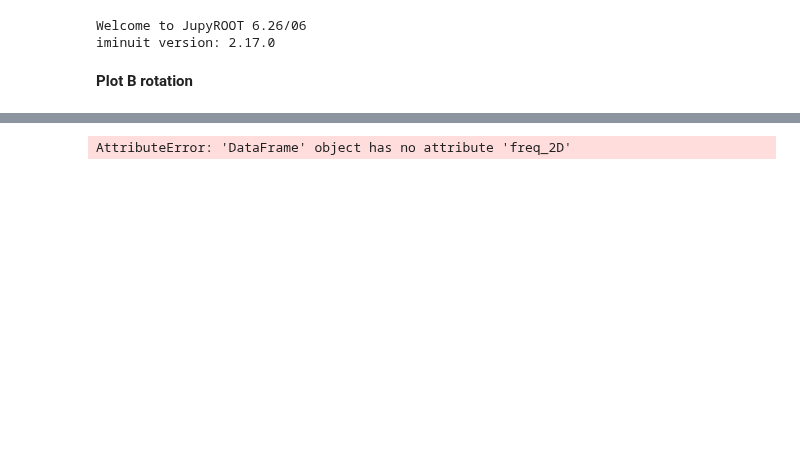
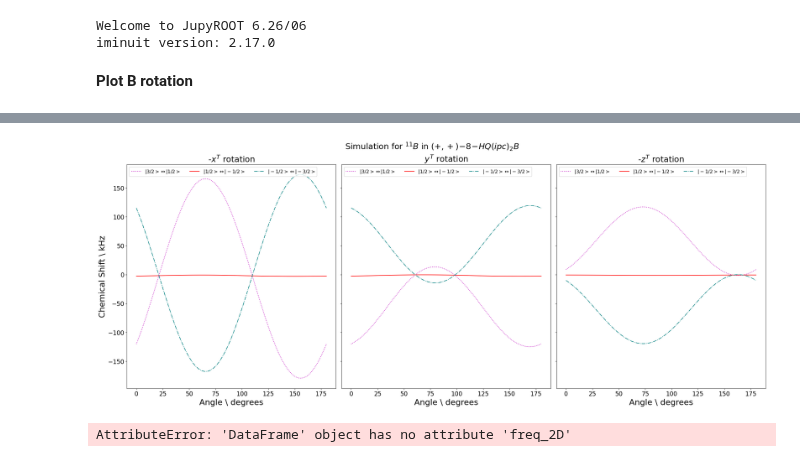
Before and after one commit to AstrobioShiva/Script_project, a Jupyter notebook: NMR_analysis/plot_NMR.ipynb, the cells around one changed output, grey strips where cells are left out. Drawn from its saved outputs; the diff is of its cells as text; code cells hidden in the pictures; blank space fills up the shorter version.

Commit message:
New analysis codes added

```diff
--- a/NMR_analysis/plot_NMR.ipynb
+++ b/NMR_analysis/plot_NMR.ipynb
@@ -110,3 +112,29 @@ Text(0, 0.5, 'ACS for L and D form')
+# %%
+# Create 1 row with 3 columns
+fig, axes = plt.subplots(nrows=1, ncols=3, figsize=(25, 10), sharex=True, sharey=True, constrained_layout=True)
+fig.suptitle(r'Simulation for $^{11}B$ in $(+,+)\!-\!8\!-\!HQ(ipc)_2B$', fontsize=22)
+
+for i, orientation in enumerate(title):
+
+    axes[i].plot(dfs1[i].angle, dfs1[i].freq_3212 / 1000, linestyle = 'dotted', color = 'm', label=r'$|3/2>\leftrightarrow|1/2>$')
+    axes[i].plot(dfs1[i].angle, dfs1[i].freq_1212 / 1000, '-r', label=r'$|1/2>\leftrightarrow|-1/2>$')
+    axes[i].plot(dfs1[i].angle, dfs1[i].freq_1232 / 1000, linestyle = 'dashdot', color='#008080', label=r'$|-1/2>\leftrightarrow|-3/2>$')
+    axes[i].set_xlabel('Angle \ degrees', fontsize = 22)
+    axes[i].tick_params(axis='x', labelsize=16)
+
+    axes[i].legend(loc='upper left', fontsize = 13, ncol = 3)
+axes[0].set_title(r'-$x^T$ rotation', fontsize = 22)
+axes[1].set_title(r'$y^T$ rotation', fontsize = 22)
+axes[2].set_title(r'-$z^T$ rotation', fontsize = 22)
+axes[0].set_ylabel('Chemical Shift \ kHz', fontsize = 22)
+axes[0].tick_params(axis='y', labelsize=16)
+axes[2].yaxis.set_label_position("right")
+# axes[2].set_ylabel('Raw Data', fontweight='bold', fontsize = 16)
+
+plt.savefig('/home/shiva/WMU/PhD/Scripts/phd_project/Python/NMR/NMR_analysis/plots_experiment/DHQ_simulation.png', dpi = 150 ,bbox_inches='tight')
+plt.show()
+# %% [output]
+[figure, added]
 # %%
 x = min(dfs1[0].freq_2D/w0)
 y = max(dfs1[0].freq_2D/w0)
```
Also changed, not shown: parts of 2 cells of this notebook, 41 other files.
